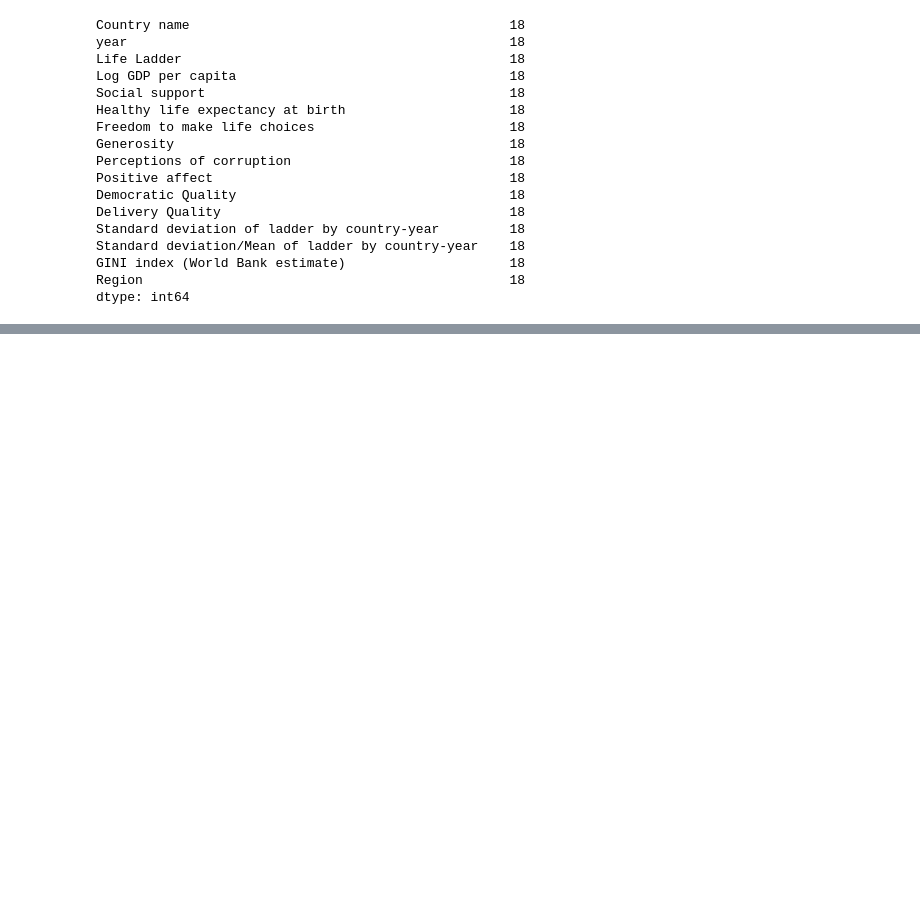
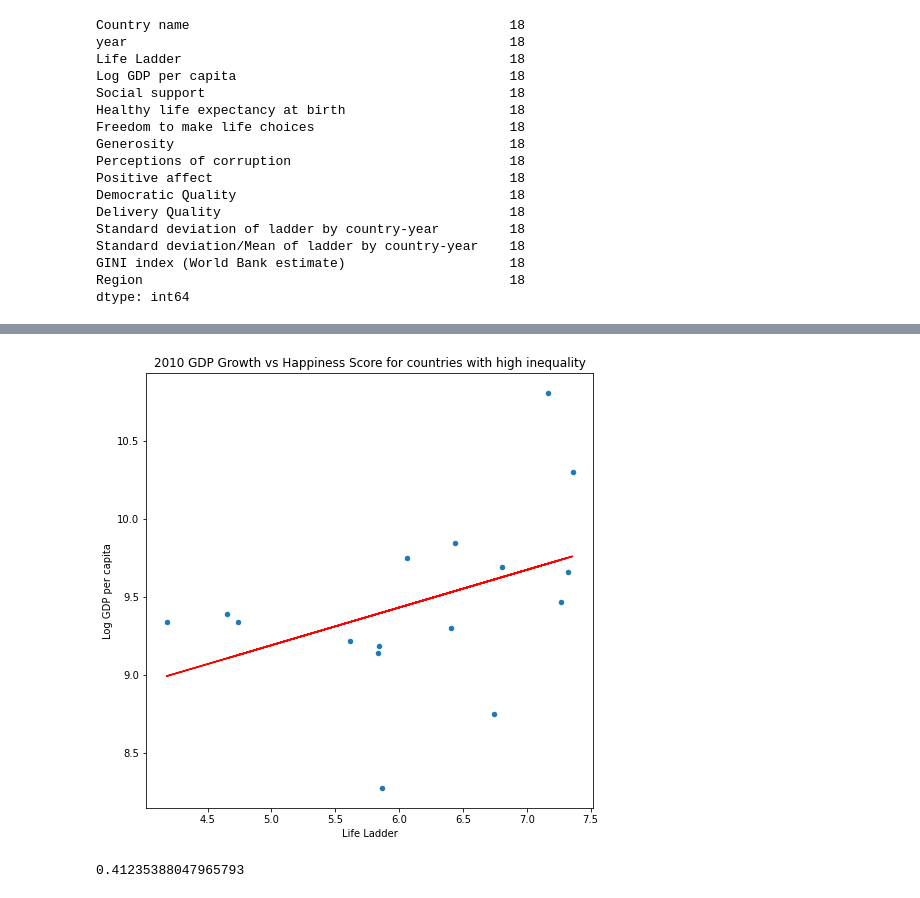
Before and after one commit to miheep8938/Veritas-Collective, a Jupyter notebook: JJ-Wrangle.ipynb, the cells around one changed output, grey strips where cells are left out. Saved outputs shown, nothing was run; the diff lists cells and outputs as text; code cells hidden in the pictures; blank space fills up the shorter version.

```diff
--- a/JJ-Wrangle.ipynb
+++ b/JJ-Wrangle.ipynb
@@ -545,0 +593,28 @@ print(rvalue)
+# %%
+equal = gini_index_2010.loc[(gini_index_2010["GINI index (World Bank estimate)"]<0.3015), :]
+unequal = gini_index_2010.loc[(gini_index_2010["GINI index (World Bank estimate)"]>0.3985), :]
+# %%
+# Scatter plot for GDP vs. Happiness
+
+#use pandas to plot a scatter plot
+unequal.plot(kind="scatter", x="Life Ladder", y="Log GDP per capita", grid=False, figsize=(8,8),
+              title="2010 GDP Growth vs Happiness Score for countries with high inequality")
+
+#Calculate the correlation coefficient
+happiness = unequal.iloc[:, 2]
+gdp = unequal.iloc[:, 3]
+correlation = st.pearsonr(happiness, gdp)
+
+#Calculate  the linear regression, r squared
+slope, intercept, rvalue, pvalue, stderr = st.linregress(happiness, gdp)
+regress_values = happiness * slope + intercept
+
+plt.plot(happiness,regress_values,"r-")
+
+# Saves an image of our chart so that we can view it in a folder
+#plt.savefig("../Images/temp_lat.png")
+plt.show()
+print(rvalue)
+# %% [output]
+[figure, added]
+0.41235388047965793
```
Also changed, not shown: parts of 9 cells of this notebook, 1 other file.
